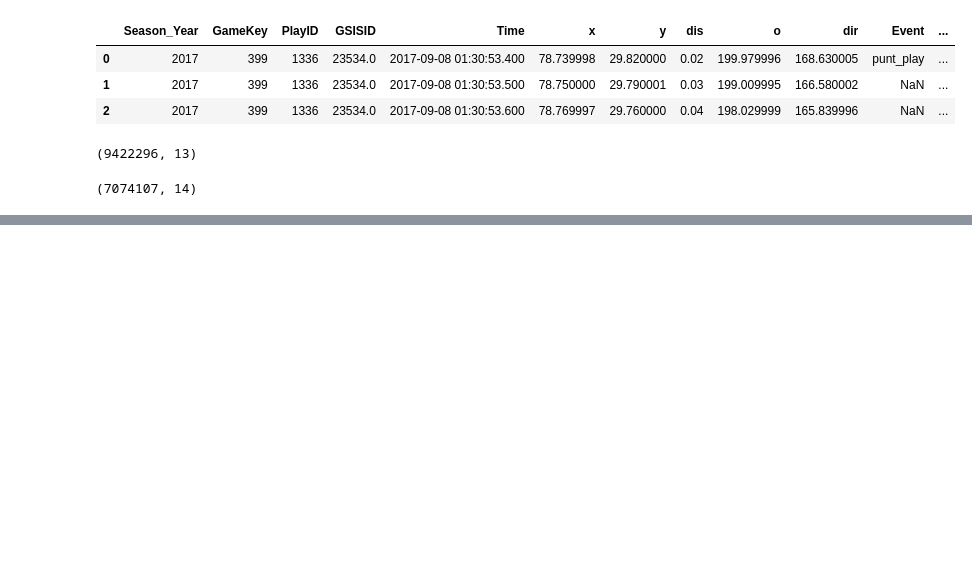
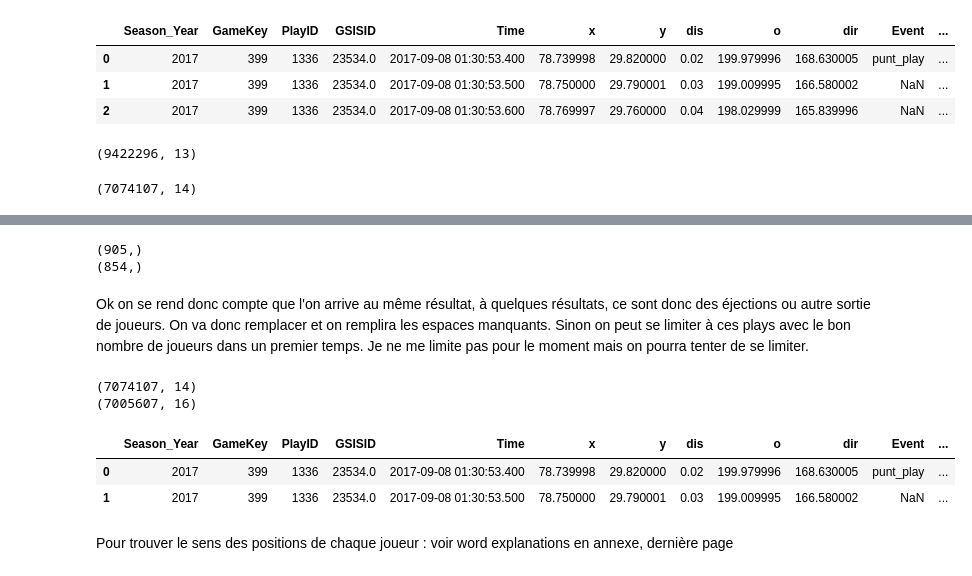
Before and after one commit to MerlinLaffitte/NFL, a Jupyter notebook: analyse.ipynb, the cells around one changed output, grey strips where cells are left out. Saved outputs shown, nothing was run; the diff lists cells and outputs as text; code cells hidden in the pictures; blank space fills up the shorter version.

```diff
--- a/analyse.ipynb
+++ b/analyse.ipynb
@@ -189,0 +198,5 @@ final
+# %%
+groupy = groupe.groupby(["Season_Year","GameKey","PlayID"])['Time_Player',"Nb_event_played"].max()
+groupy.columns = ["Duration","Max_number_event"]
+groupy.reset_index(inplace=True)
+groupy.head(5)
@@ -189,0 +210,8 @@ final
+# %%
+select_player = pd.merge(groupe, groupy, on = ["Season_Year","GameKey","PlayID"], how = "inner")
+print(select_player.shape[0])
+select_player = select_player.loc[(select_player.Time_Player == select_player.Duration )]
+print(select_player.shape[0])
+del select_player['Time_Player']
+del select_player['Nb_event_played']
+select_player.head(4)#The shape are checked to be sure of changes
@@ -189,0 +226,22 @@ final
+# %%
+test_22 = select_player.groupby(["Season_Year","GameKey","PlayID"])['GSISID'].count()
+print(test_22.shape)
+print(test_22.loc[test_22==22].shape)
+# %% [output]
+(905,)
+(854,)
+# %% [markdown]
+Ok on se rend donc compte que l'on arrive au même résultat, à quelques résultats, ce sont donc des éjections ou autre sortie de joueurs. On va donc remplacer et on remplira les espaces manquants. Sinon on peut se limiter à ces plays avec le bon nombre de joueurs dans un premier temps. Je ne me limite pas pour le moment mais on pourra tenter de se limiter.
+# %%
+plays_selected_players = pd.merge(final_merge, select_player, on = ["Season_Year","GameKey","PlayID", "GSISID"], how = 'inner')
+print(final_merge.shape)
+print(plays_selected_players.shape)
+plays_selected_players.head(2)
+# %% [output]
+(7074107, 14)
+(7005607, 16)
+|  | Season_Year | GameKey | PlayID | GSISID | Time | x | y | dis | o | dir | Event | ... |
+| 0 | 2017 | 399 | 1336 | 23534.0 | 2017-09-08 01:30:53.400 | 78.739998 | 29.820000 | 0.02 | 199.979996 | 168.630005 | punt_play | ... |
+| 1 | 2017 | 399 | 1336 | 23534.0 | 2017-09-08 01:30:53.500 | 78.750000 | 29.790001 | 0.03 | 199.009995 | 166.580002 | NaN | ... |
+# %% [markdown]
+Pour trouver le sens des positions de chaque joueur : voir word explanations en annexe, dernière page
```
Also changed, not shown: parts of 4 cells of this notebook.
